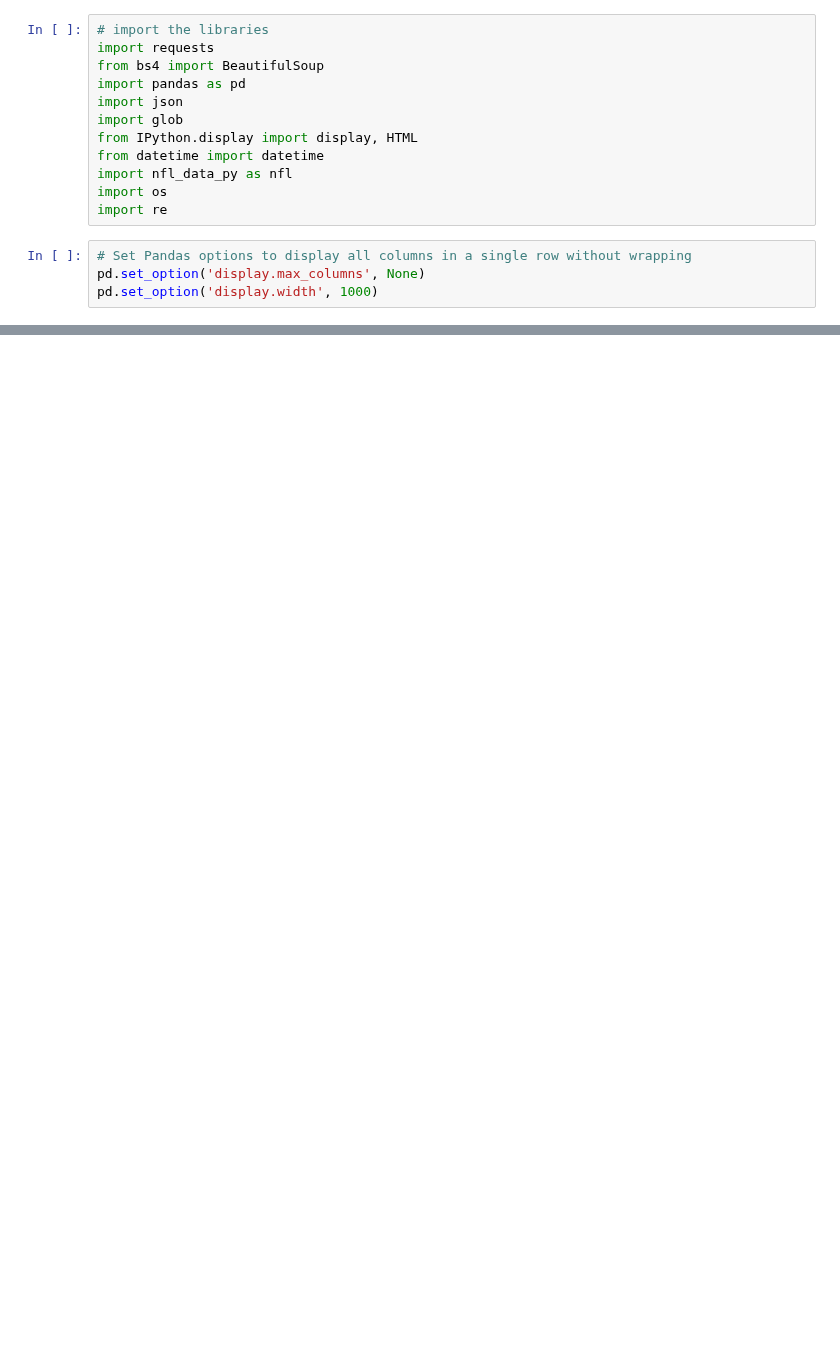
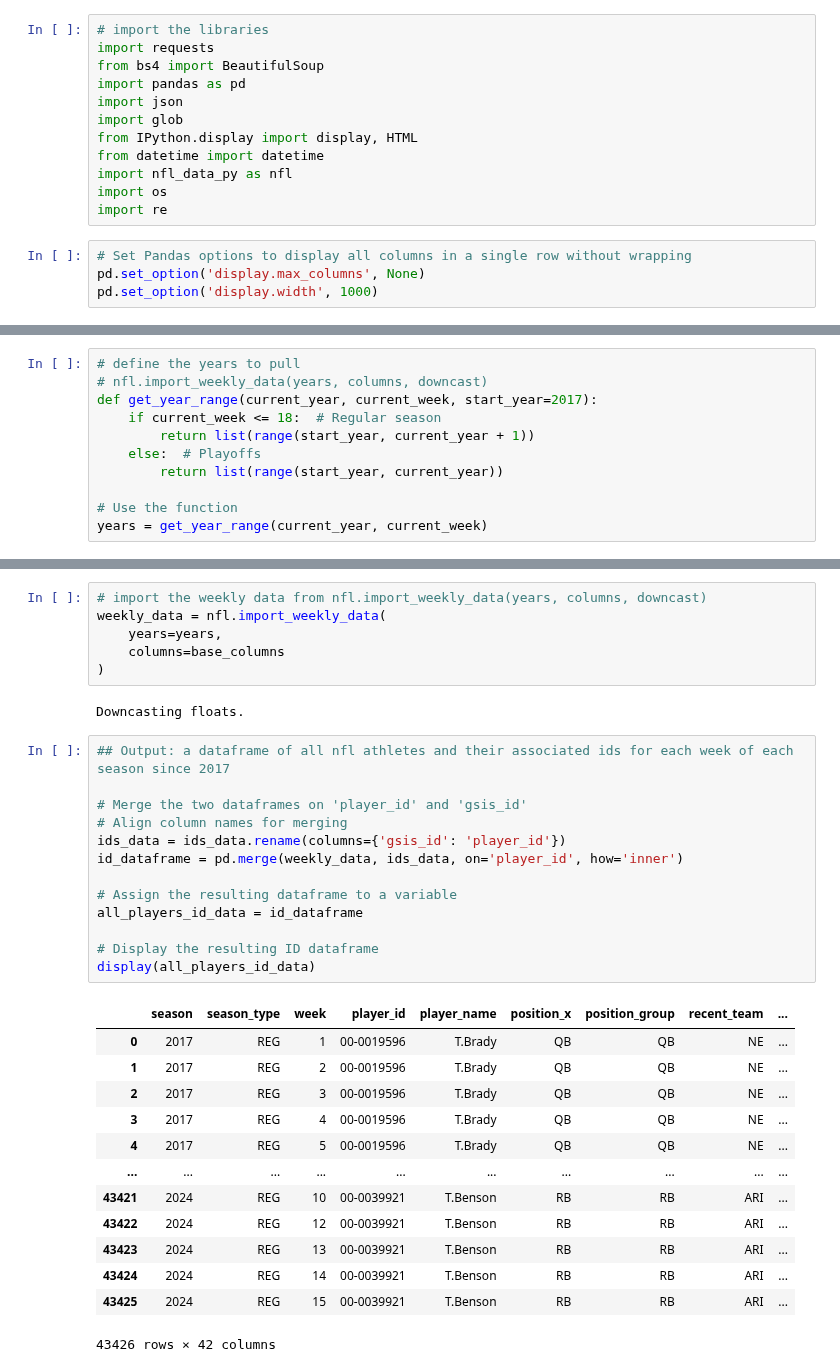
Before and after one commit to ARCtechmo/fanfav, a Jupyter notebook: wr_df.ipynb, the cells around one changed output, grey strips where cells are left out. Saved outputs shown, nothing was run; the diff lists cells and outputs as text; blank space fills up the shorter version.

```diff
--- a/wr_df.ipynb
+++ b/wr_df.ipynb
@@ -112,0 +39,11 @@ HTTPError: HTTP Error 404: Not Found
+# %%
+# define the years to pull
+# nfl.import_weekly_data(years, columns, downcast)
+def get_year_range(current_year, current_week, start_year=2017):
+    if current_week <= 18:  # Regular season
+        return list(range(start_year, current_year + 1))
+    else:  # Playoffs
+        return list(range(start_year, current_year))
+
+# Use the function
+years = get_year_range(current_year, current_week)
@@ -112,0 +74,35 @@ HTTPError: HTTP Error 404: Not Found
+# %%
+# import the weekly data from nfl.import_weekly_data(years, columns, downcast)
+weekly_data = nfl.import_weekly_data(
+    years=years,
+    columns=base_columns
+)
+# %% [output]
+Downcasting floats.
+# %%
+## Output: a dataframe of all nfl athletes and their associated ids for each week of each season since 2017
+
+# Merge the two dataframes on 'player_id' and 'gsis_id'
+# Align column names for merging
+ids_data = ids_data.rename(columns={'gsis_id': 'player_id'})
+id_dataframe = pd.merge(weekly_data, ids_data, on='player_id', how='inner')
+
+# Assign the resulting dataframe to a variable
+all_players_id_data = id_dataframe
+
+# Display the resulting ID dataframe
+display(all_players_id_data)
+# %% [output]
+|  | season | season_type | week | player_id | player_name | position_x | position_group | recent_team | ... |
+| 0 | 2017 | REG | 1 | 00-0019596 | T.Brady | QB | QB | NE | ... |
+| 1 | 2017 | REG | 2 | 00-0019596 | T.Brady | QB | QB | NE | ... |
+| 2 | 2017 | REG | 3 | 00-0019596 | T.Brady | QB | QB | NE | ... |
+| 3 | 2017 | REG | 4 | 00-0019596 | T.Brady | QB | QB | NE | ... |
+| 4 | 2017 | REG | 5 | 00-0019596 | T.Brady | QB | QB | NE | ... |
+| ... | ... | ... | ... | ... | ... | ... | ... | ... | ... |
+| 43421 | 2024 | REG | 10 | 00-0039921 | T.Benson | RB | RB | ARI | ... |
+| 43422 | 2024 | REG | 12 | 00-0039921 | T.Benson | RB | RB | ARI | ... |
+| 43423 | 2024 | REG | 13 | 00-0039921 | T.Benson | RB | RB | ARI | ... |
+| 43424 | 2024 | REG | 14 | 00-0039921 | T.Benson | RB | RB | ARI | ... |
+| 43425 | 2024 | REG | 15 | 00-0039921 | T.Benson | RB | RB | ARI | ... |
+43426 rows × 42 columns
```
Also changed, not shown: parts of 13 cells of this notebook.
